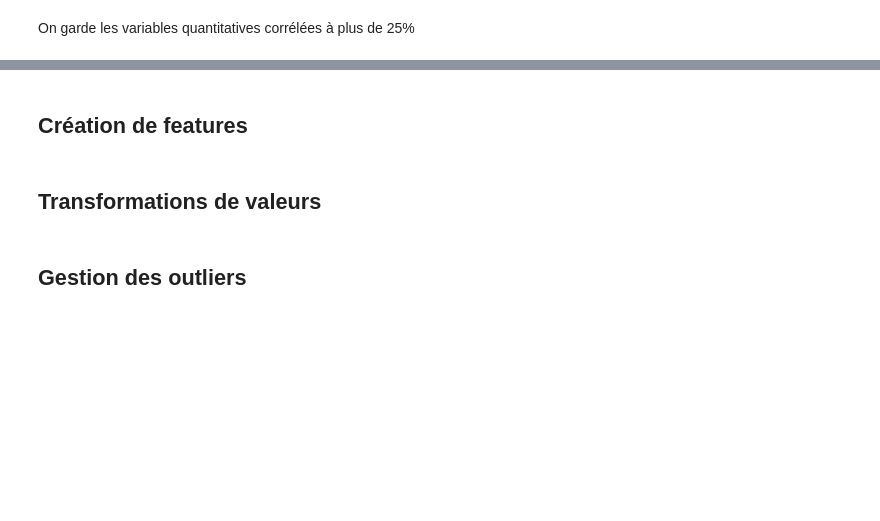
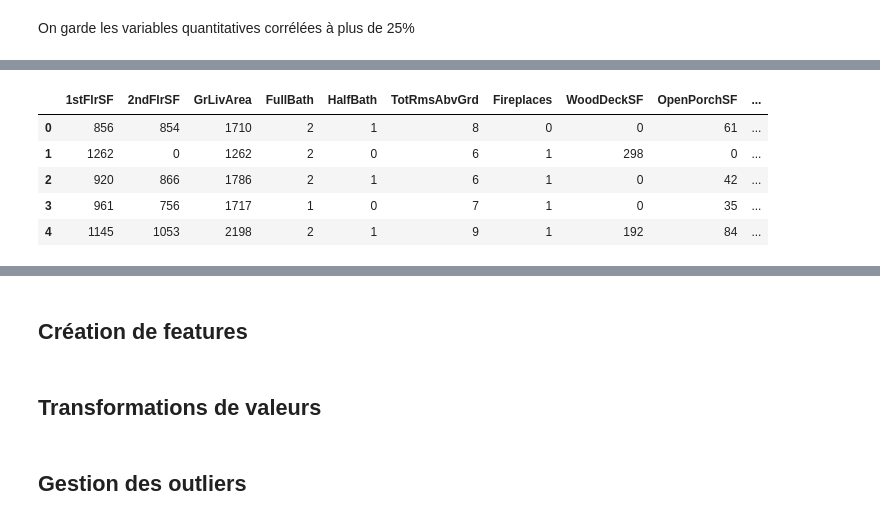
Before and after one commit to June-So/House-Price-Project, a Jupyter notebook: linear_regression.ipynb, the cells around one changed output, grey strips where cells are left out. Cells and saved outputs as stored; diff of their text form; code cells hidden in the pictures; blank space fills up the shorter version.

```diff
--- a/linear_regression.ipynb
+++ b/linear_regression.ipynb
@@ -81,0 +161,11 @@ df_train = df_train[cols_features]
+# %%
+#On retire donc GarageYrBlt et GarageArea. On garde GarageCars
+train_clean = train_clean.drop(['GarageYrBlt', 'GarageArea'], axis=1)
+train_clean.head()
+# %% [output]
+|  | 1stFlrSF | 2ndFlrSF | GrLivArea | FullBath | HalfBath | TotRmsAbvGrd | Fireplaces | WoodDeckSF | OpenPorchSF | ... |
+| 0 | 856 | 854 | 1710 | 2 | 1 | 8 | 0 | 0 | 61 | ... |
+| 1 | 1262 | 0 | 1262 | 2 | 0 | 6 | 1 | 298 | 0 | ... |
+| 2 | 920 | 866 | 1786 | 2 | 1 | 6 | 1 | 0 | 42 | ... |
+| 3 | 961 | 756 | 1717 | 1 | 0 | 7 | 1 | 0 | 35 | ... |
+| 4 | 1145 | 1053 | 2198 | 2 | 1 | 9 | 1 | 192 | 84 | ... |
```
Also changed, not shown: parts of 32 cells of this notebook.
